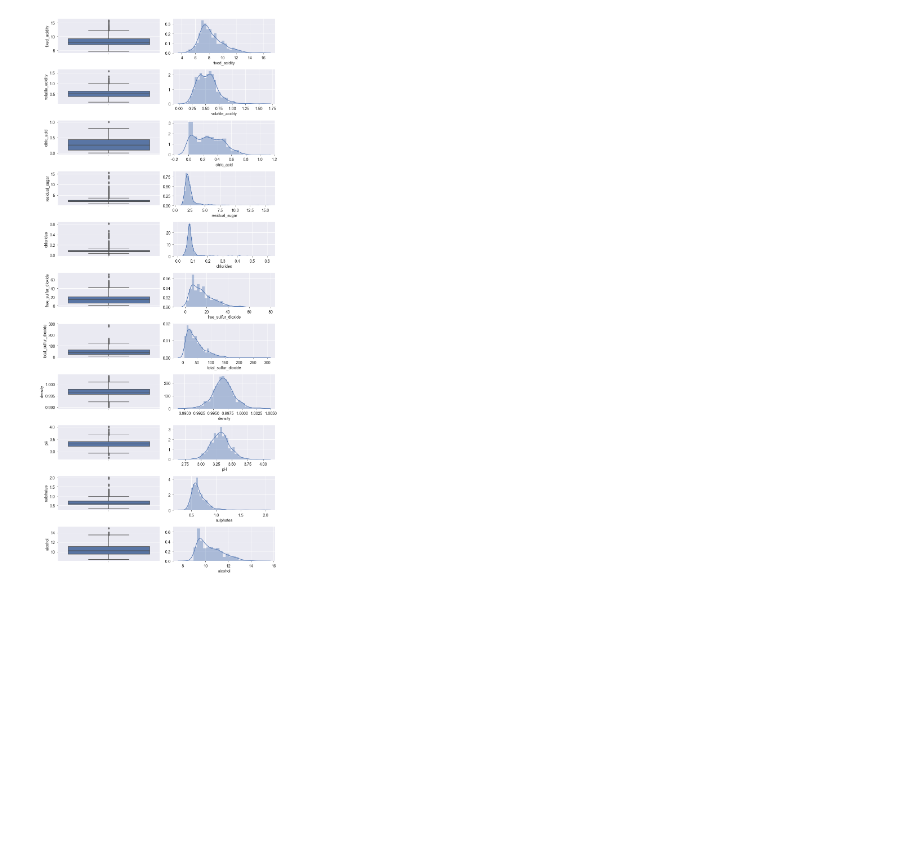
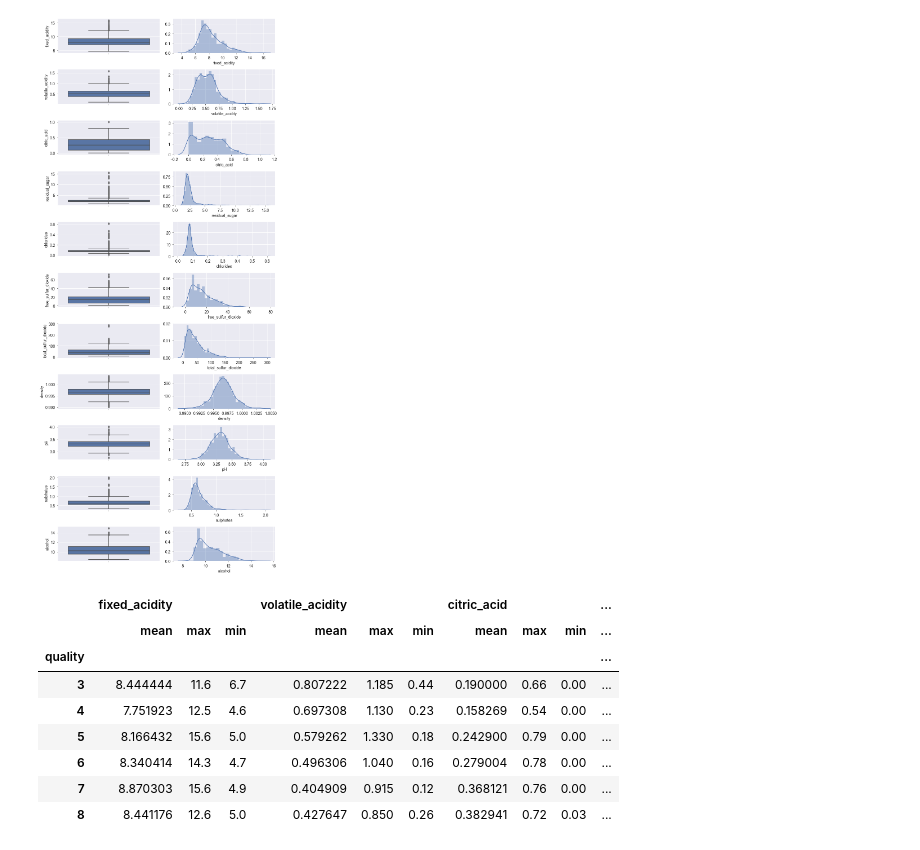
Before and after one commit to e-compagno/Wine, a Jupyter notebook: src/Wine_red.ipynb, the cells around one changed output. Saved outputs shown, nothing was run; the diff lists cells and outputs as text; code cells hidden in the pictures; blank space fills up the shorter version.

```diff
--- a/src/Wine_red.ipynb
+++ b/src/Wine_red.ipynb
@@ -31,6 +31,10 @@ from sklearn.naive_bayes import GaussianNB
 from sklearn.model_selection import GridSearchCV
 from sklearn.metrics import classification_report, confusion_matrix, roc_auc_score
 from sklearn.metrics import precision_score, recall_score, roc_curve
+
+from IPython.display import display
+pd.options.display.max_columns = None
+
 %matplotlib inline
 # Customise plots
 mpl.rcParams['font.sans-serif'] = "Arial"
@@ -210,3 +204,25 @@ plt.savefig('../images/numeric_distribution.png', dpi=300)
 plt.show()
 # %% [output]
 [figure]
+# %%
+# Removing outliers
+df = df[df['volatile_acidity']< 1.5].copy()
+df = df[df['citric_acid']< 0.9].copy()
+df = df[df['chlorides']< 0.5].copy()
+df = df[df['free_sulfur_dioxide']< 60].copy()
+df = df[df['total_sulfur_dioxide']< 200].copy()
+df = df[df['sulphates']< 1.5].copy()
+df = df[df['alcohol']< 14.5].copy()
+# %%
+# Analysis of the values in each class
+df.groupby('quality').agg(['mean', 'max', 'min'])
+# %% [output]
+|  | fixed_acidity |  |  | volatile_acidity |  |  | citric_acid |  |  | ... |
+|  | mean | max | min | mean | max | min | mean | max | min | ... |
+| quality |  |  |  |  |  |  |  |  |  | ... |
+| 3 | 8.444444 | 11.6 | 6.7 | 0.807222 | 1.185 | 0.44 | 0.190000 | 0.66 | 0.00 | ... |
+| 4 | 7.751923 | 12.5 | 4.6 | 0.697308 | 1.130 | 0.23 | 0.158269 | 0.54 | 0.00 | ... |
+| 5 | 8.166432 | 15.6 | 5.0 | 0.579262 | 1.330 | 0.18 | 0.242900 | 0.79 | 0.00 | ... |
+| 6 | 8.340414 | 14.3 | 4.7 | 0.496306 | 1.040 | 0.16 | 0.279004 | 0.78 | 0.00 | ... |
+| 7 | 8.870303 | 15.6 | 4.9 | 0.404909 | 0.915 | 0.12 | 0.368121 | 0.76 | 0.00 | ... |
+| 8 | 8.441176 | 12.6 | 5.0 | 0.427647 | 0.850 | 0.26 | 0.382941 | 0.72 | 0.03 | ... |
```
Also changed, not shown: parts of 3 cells of this notebook.
